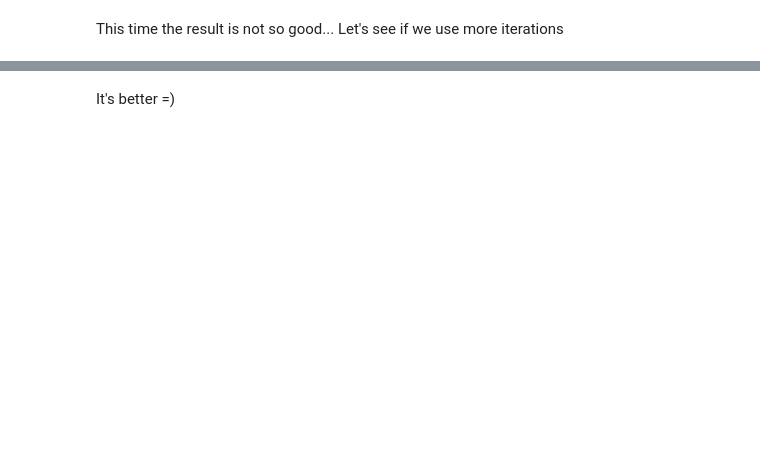
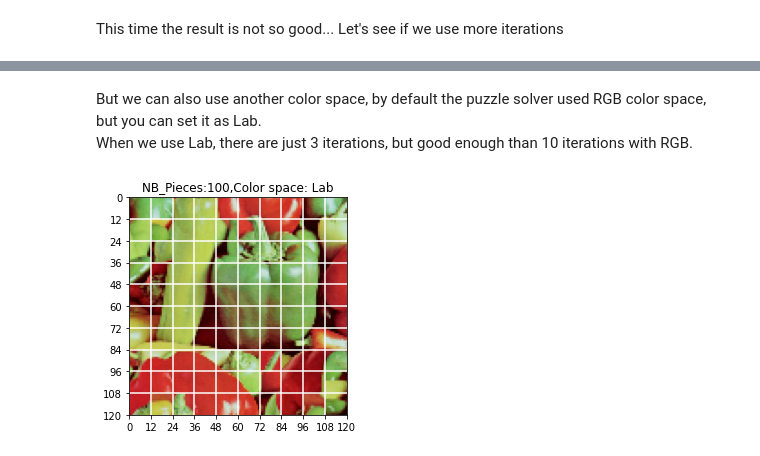
Before and after one commit to juliennonin/jigsaw-puzzle-solver, a Jupyter notebook: sandbox.ipynb, the cells around one changed output, grey strips where cells are left out. Drawn from its saved outputs; the diff is of its cells as text; code cells hidden in the pictures; blank space fills up the shorter version.

```diff
--- a/sandbox.ipynb
+++ b/sandbox.ipynb
@@ -192,2 +229,6 @@ solve(puzzle,n_iter_max=10)
-# %% [markdown]
-It's better =)
+# %% [markdown]
+But we can also use another color space, by default the puzzle solver used RGB color space, but you can set it as Lab.<br> When we use Lab, there are just 3 iterations, but good enough than 10 iterations with RGB.
+# %%
+solve(puzzle,n_iter_max=3,lab_space_set=True)
+# %% [output]
+[figure, added]
```
Also changed, not shown: parts of 24 cells of this notebook.
